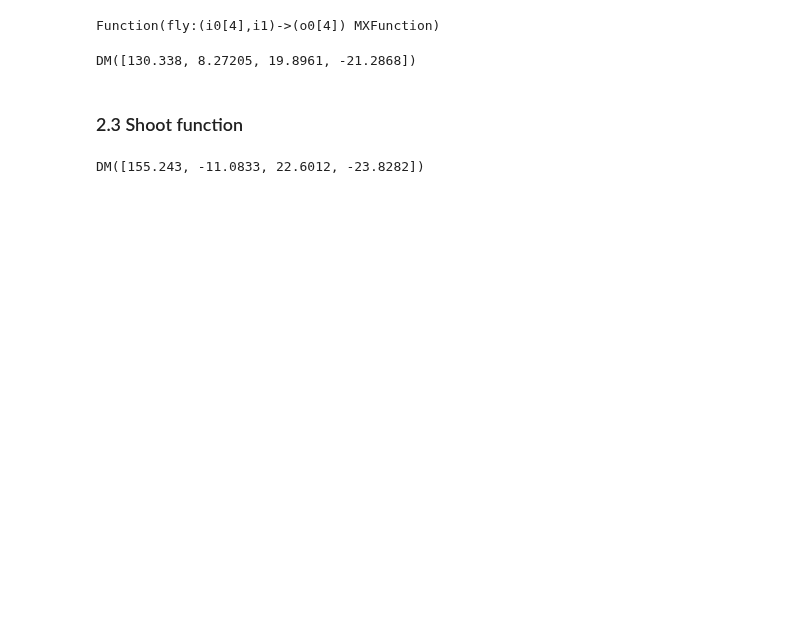
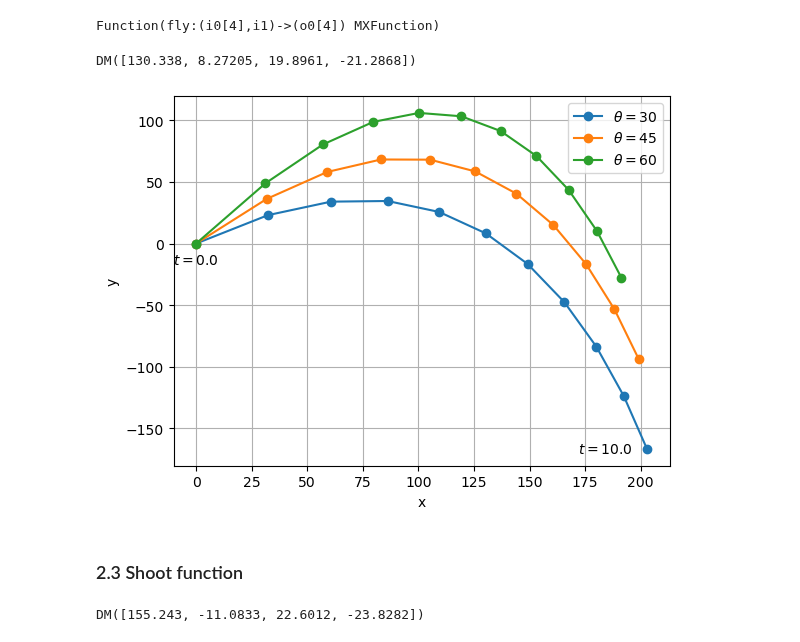
Before and after one commit to billtubbs/casadi-examples, a Jupyter notebook: 1-4-Synthesis-Exercise.ipynb, the cells around one changed output. Drawn from its saved outputs; the diff is of its cells as text; code cells hidden in the pictures; blank space fills up the shorter version.

Commit message:
Added plots and minor edits

```diff
--- a/1-4-Synthesis-Exercise.ipynb
+++ b/1-4-Synthesis-Exercise.ipynb
@@ -122,6 +149,29 @@ xT
 DM([130.338, 8.27205, 19.8961, -21.2868])
 # %%
 assert_array_almost_equal(xT, [[130.3377], [8.27205], [19.8961], [-21.2868]], decimal=4)
+# %%
+T_values = np.linspace(0, 10, 11)
+theta_values = np.linspace(30, 60, 3)
+for theta in theta_values:
+    points = np.hstack([
+        fly([0.0, 0.0, 35.0, theta], T)
+        for T in T_values
+    ])
+    plt.plot(points[0], points[1], marker='o', label=f'$\\theta = {theta:.0f}$')
+    if theta != theta_values[0]:
+        continue
+    plt.annotate(f'$t = {T_values[0]}$', xy=(points[0, 0], points[1, 0]), xytext=(0, -15),
+                 textcoords='offset points', ha="center")
+    plt.annotate(f'$t = {T_values[-1]}$', xy=(points[0, -1], points[1, -1]), xytext=(-50, 0),
+                 textcoords='offset points', va="center")
+
+plt.xlabel('x')
+plt.ylabel('y')
+plt.legend()
+plt.grid()
+plt.show()
+# %% [output]
+[figure, added]
 # %% [markdown]
 ### 2.3 Shoot function
 # %%
```
Also changed, not shown: parts of 17 cells of this notebook.
